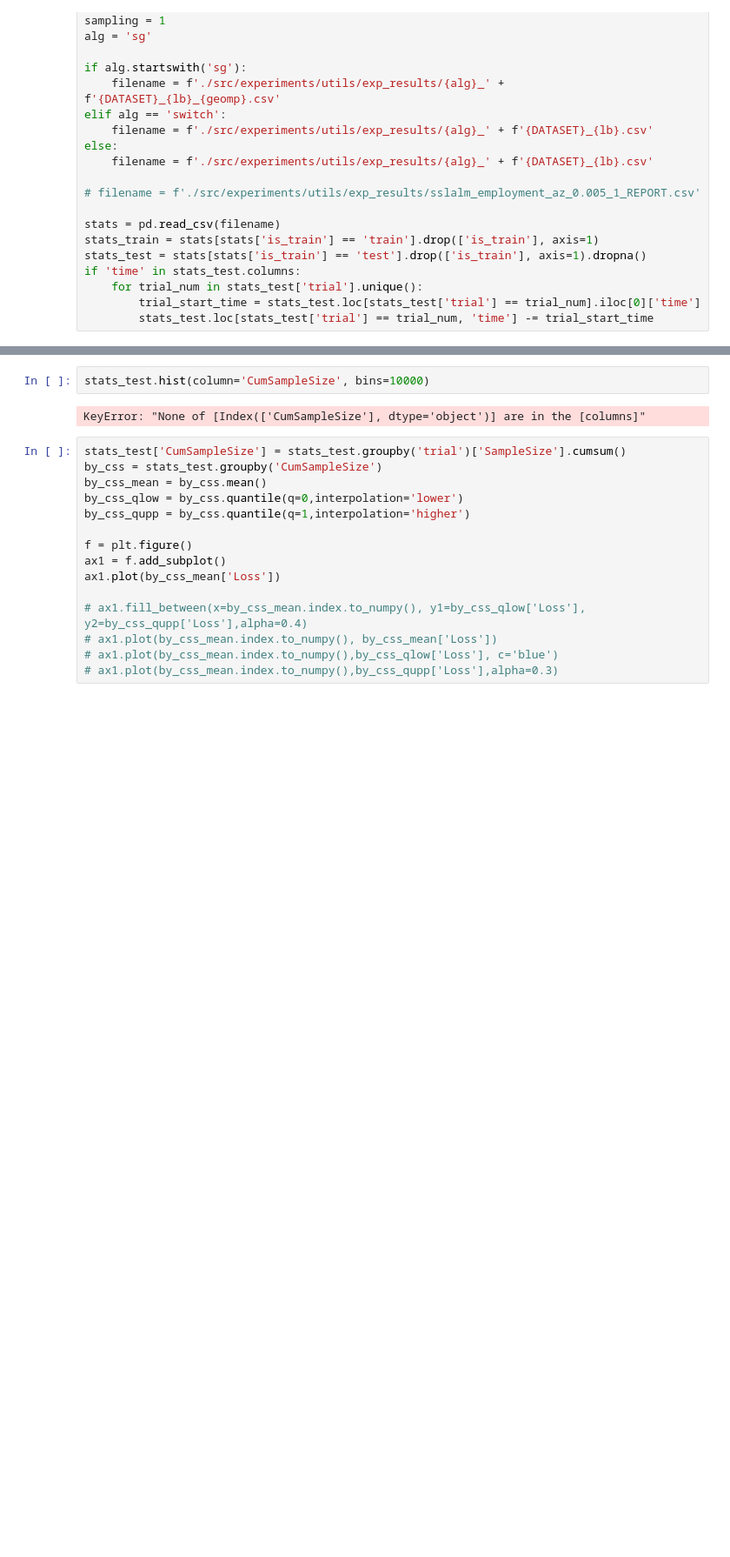
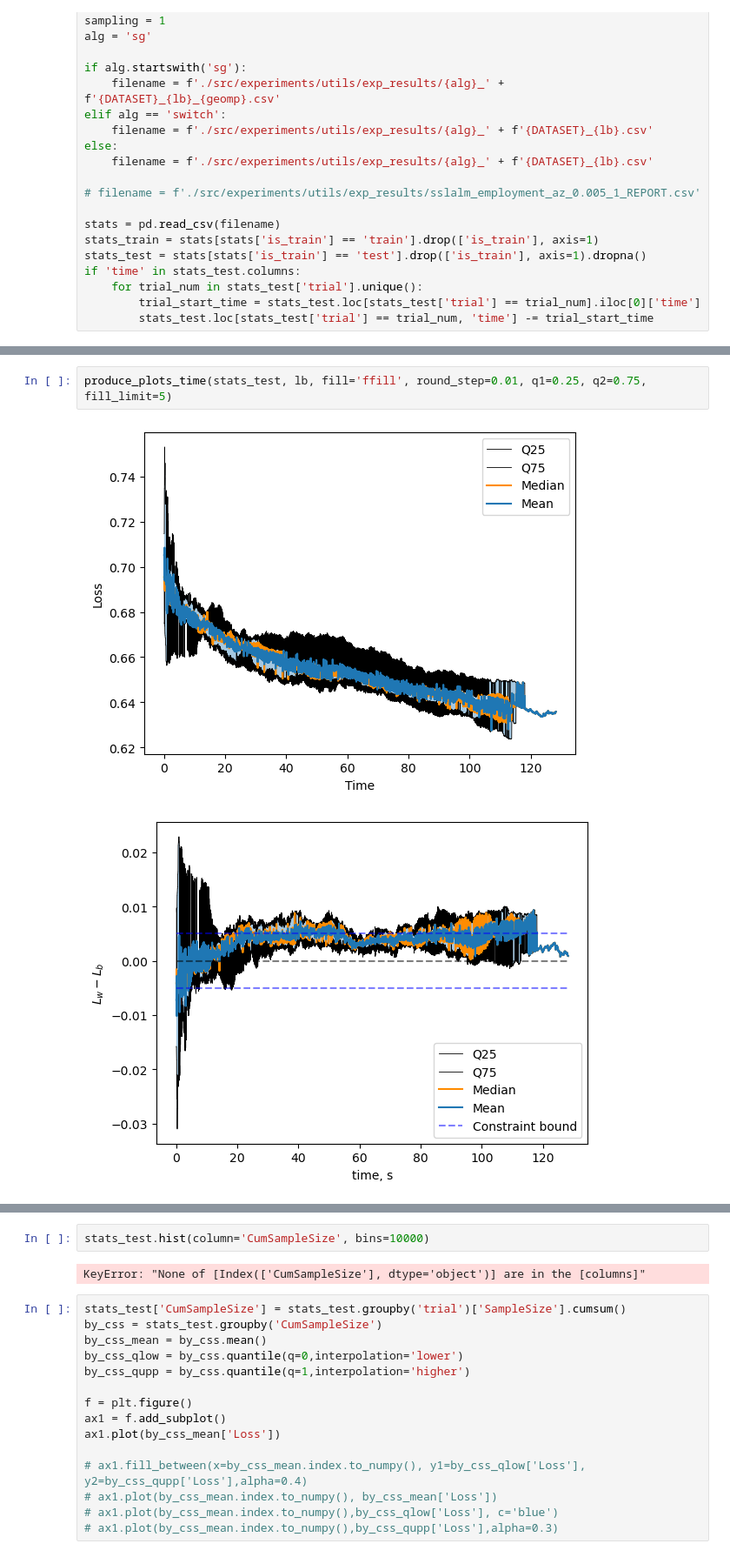
Before and after one commit to GillesBareilles/humancompatible-train, a Jupyter notebook: cons_plots.ipynb, the cells around one changed output, grey strips where cells are left out. Shown: that part at 87% size. Saved outputs shown, nothing was run; the diff lists cells and outputs as text; blank space fills up the shorter version.

```diff
--- a/cons_plots.ipynb
+++ b/cons_plots.ipynb
@@ -138 +200,6 @@ plot_separate_trajectories(stats_test, lb, 'iteration', alpha=1)
+# %%
+produce_plots_time(stats_test, lb, fill='ffill', round_step=0.01, q1=0.25, q2=0.75, fill_limit=5)
+# %% [output]
+[figure, added]
+[figure, added]
 # %%
```
Also changed, not shown: parts of 8 cells of this notebook, 50 other files.
